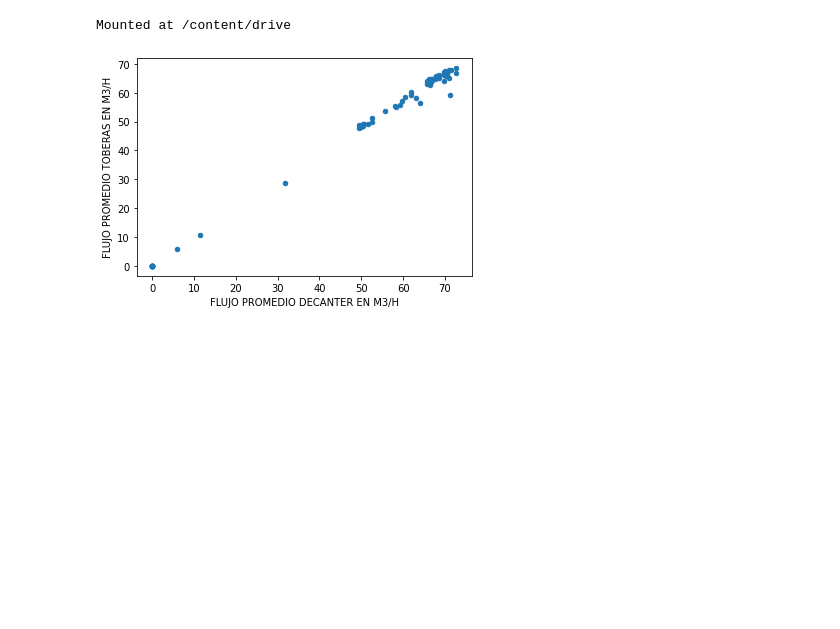
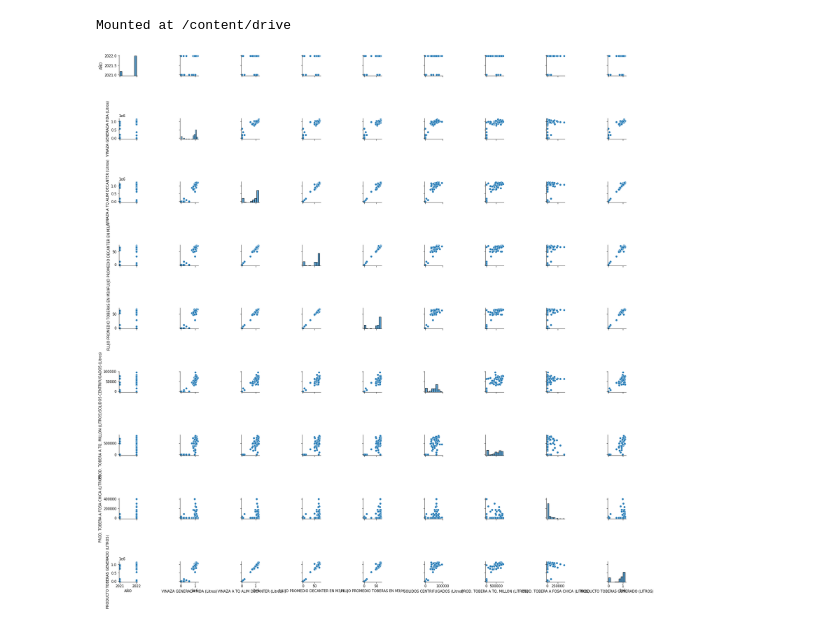
Before and after one commit to cecastil/Proyecto-Prod-Tob, a Jupyter notebook: Proyecto_vinazas.ipynb, the cells around one changed output. Drawn from its saved outputs; the diff is of its cells as text; code cells hidden in the pictures; blank space fills up the shorter version.

```diff
--- a/Proyecto_vinazas.ipynb
+++ b/Proyecto_vinazas.ipynb
@@ -11,9 +12,10 @@ drive.mount('/content/drive')
 Mounted at /content/drive
 # %%
 df = pd.read_excel('/content/drive/MyDrive/DataFrames/Balance PTV Hacienda FY22.xlsx',skiprows=5)
-df_filtrado= df[['AÑO','MES','VINAZA GENERADA HDA (Litros)','VINAZA A TQ ALIM DECANTER (Litros)','FLUJO PROMEDIO DECANTER EN M3/H','FLUJO PROMEDIO TOBERAS EN M3/H']]
-df_fil = df_filtrado.dropna()
-df_fil.plot(kind='scatter',x='FLUJO PROMEDIO DECANTER EN M3/H', y='FLUJO PROMEDIO TOBERAS EN M3/H')
-plt.show()
+df_filtrado1= df[['AÑO','MES','VINAZA GENERADA HDA (Litros)','VINAZA A TQ ALIM DECANTER (Litros)','FLUJO PROMEDIO DECANTER EN M3/H','FLUJO PROMEDIO TOBERAS EN M3/H','SOLIDOS CENTRIFUGADOS (Litros)',
+'PROD. TOBERA A TQ. MILLON (LITROS)','PROD. TOBERA A FOSA CHICA (LITROS)','PRODUCTO TOBERAS GENERADO (LITROS)']]
+df_fil = df_filtrado1.dropna()
+fig_1=sns.pairplot(df_fil, palette = 'Spectral')
+fig_1.savefig('FIGURA 1 RELACION VARIABLES')
 # %% [output]
-[figure, old version]
+[figure, new version]
```
Also changed, not shown: parts of 4 cells of this notebook.
